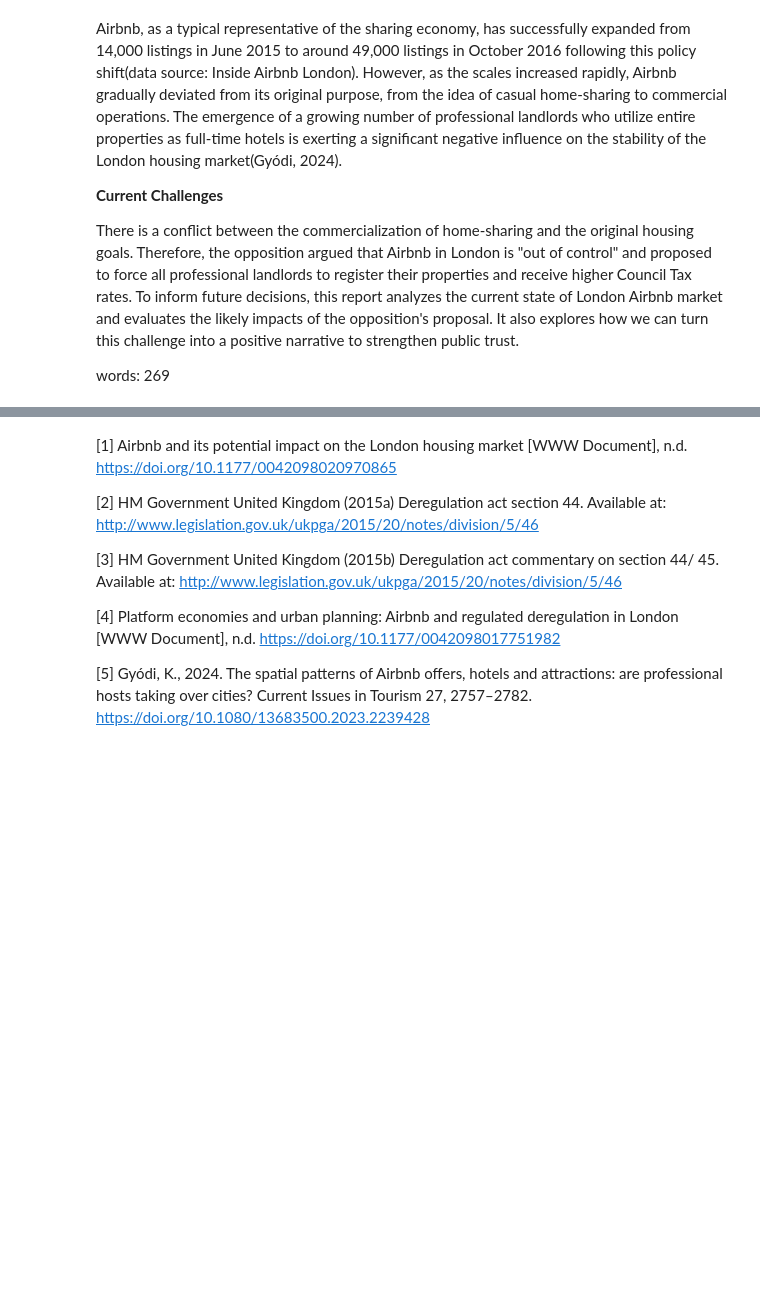
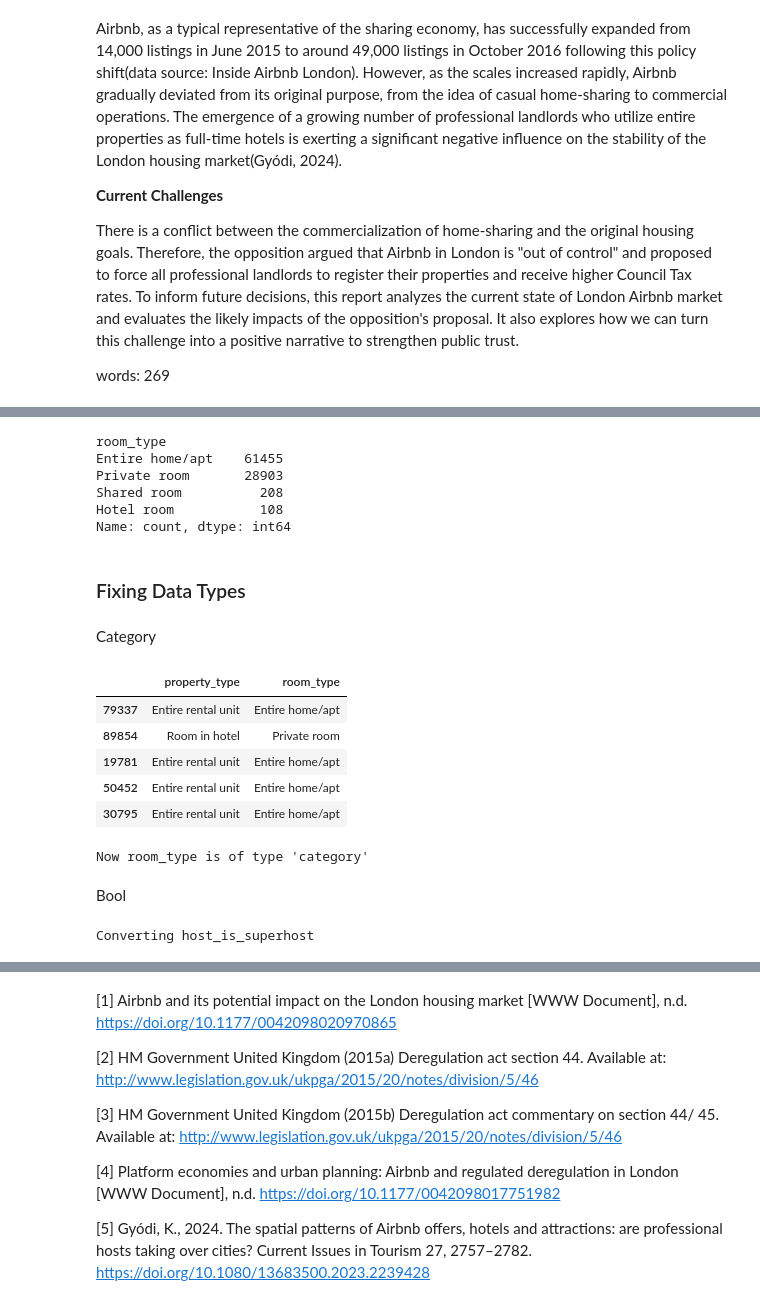
Before and after one commit to mixedmint/fsds_group, a Jupyter notebook: group_work.ipynb, the cells around one changed output, grey strips where cells are left out. Drawn from its saved outputs; the diff is of its cells as text; code cells hidden in the pictures; blank space fills up the shorter version.

```diff
--- a/group_work.ipynb
+++ b/group_work.ipynb
@@ -123,0 +168,6 @@ same structure as pros
+# %%
+#delete the rows with more than 5 null columns
+probs = df.isnull().sum(axis=1)
+cutoff = 5
+df.drop(probs[probs > cutoff].index, inplace=True)
+print(f"df contains {df.shape[0]:,} rows.")
@@ -123,0 +217,43 @@ same structure as pros
+# %%
+#not in QMD
+#the categories in room_type:
+df[cats[1]].value_counts()
+# %% [output]
+room_type
+Entire home/apt    61455
+Private room       28903
+Shared room          208
+Hotel room           108
+Name: count, dtype: int64
+# %% [markdown]
+### Fixing Data Types
+# %% [markdown]
+Category
+# %%
+cats = ['property_type','room_type']
+for c in cats:
+    df[c] = df[c].astype('category')
+# %%
+#not in QMD
+df.sample(5, random_state=43)[cats]
+# %% [output]
+|  | property_type | room_type |
+| 79337 | Entire rental unit | Entire home/apt |
+| 89854 | Room in hotel | Private room |
+| 19781 | Entire rental unit | Entire home/apt |
+| 50452 | Entire rental unit | Entire home/apt |
+| 30795 | Entire rental unit | Entire home/apt |
+# %%
+#not in QMD
+print(f"Now {cats[1]} is of type '{df[cats[1]].dtype}'", "\n")
+# %% [output]
+Now room_type is of type 'category'
+# %% [markdown]
+Bool
+# %%
+bools = ['host_is_superhost']
+for b in bools:
+    print(f"Converting {b}")
+    df[b] = df[b].replace({'f':False, 't':True}).astype('bool')
+# %% [output]
+Converting host_is_superhost
```
Also changed, not shown: parts of 144 cells of this notebook.
